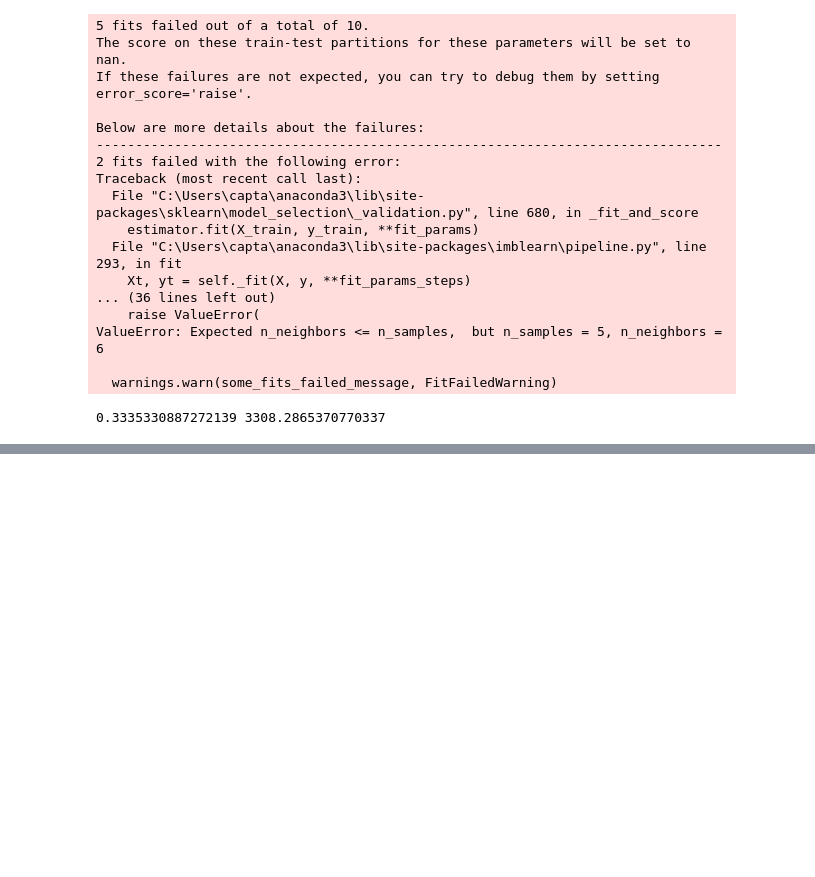
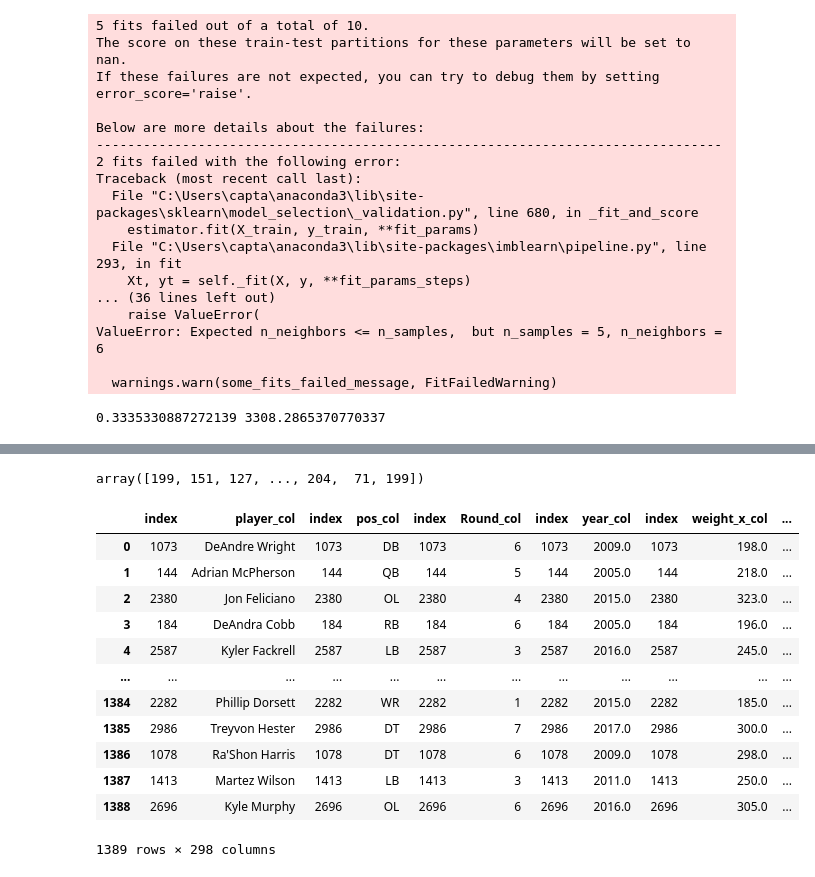
Before and after one commit to jpalgon/Draft_Scouting, a Jupyter notebook: Modeling Regression Alt.ipynb, the cells around one changed output, grey strips where cells are left out. Cells and saved outputs as stored; diff of their text form; code cells hidden in the pictures; blank space fills up the shorter version.

```diff
--- a/Modeling Regression Alt.ipynb
+++ b/Modeling Regression Alt.ipynb
@@ -588,6 +609,7 @@ player_name = X_test.player_col
 player_year = X_test.year_col
 player_round = X_test.Round_col
 player_target = X_test.target_col
+player_pos = X_test.pos_col
 
 X_train.drop(['player_col','year_col','Round_col','target_col'],axis=1,inplace=True)
 X_test.drop(['player_col','year_col','Round_col','target_col'],axis=1,inplace=True)
@@ -613,13 +635,13 @@ pipe = Pipeline([
 
 grid = {
     'sample':[RandomOverSampler(random_state=42),SMOTE(random_state=42)],
-    'grad__n_estimators':[95,97,99],
-    'grad__learning_rate':[.05,.049,.051],
+    'grad__n_estimators':[94],
+    'grad__learning_rate':[.05],
 #     'grad__loss':['absolute_error','squared_error','huber','quantile'],
     'grad__min_samples_split':[2],
     'grad__min_samples_leaf':[1],
     'grad__max_depth':[4],
-    'grad__min_impurity_decrease':[.31,.33,.32]
+    'grad__min_impurity_decrease':[.31]
 }
 
 grad = GridSearchCV(estimator=pipe,
@@ -663,0 +710,22 @@ grad.best_params_
+# %%
+y_test
+# %% [output]
+array([199, 151, 127, ..., 204,  71, 199])
+# %%
+results = pd.concat([player_name.reset_index(),player_pos.reset_index(),player_round.reset_index(),player_year.reset_index(),X_test.reset_index(),pd.Series(y_pred_grad),pd.Series(y_test)],axis=1)
+# %%
+results
+# %% [output]
+|  | index | player_col | index | pos_col | index | Round_col | index | year_col | index | weight_x_col | ... |
+| 0 | 1073 | DeAndre Wright | 1073 | DB | 1073 | 6 | 1073 | 2009.0 | 1073 | 198.0 | ... |
+| 1 | 144 | Adrian McPherson | 144 | QB | 144 | 5 | 144 | 2005.0 | 144 | 218.0 | ... |
+| 2 | 2380 | Jon Feliciano | 2380 | OL | 2380 | 4 | 2380 | 2015.0 | 2380 | 323.0 | ... |
+| 3 | 184 | DeAndra Cobb | 184 | RB | 184 | 6 | 184 | 2005.0 | 184 | 196.0 | ... |
+| 4 | 2587 | Kyler Fackrell | 2587 | LB | 2587 | 3 | 2587 | 2016.0 | 2587 | 245.0 | ... |
+| ... | ... | ... | ... | ... | ... | ... | ... | ... | ... | ... | ... |
+| 1384 | 2282 | Phillip Dorsett | 2282 | WR | 2282 | 1 | 2282 | 2015.0 | 2282 | 185.0 | ... |
+| 1385 | 2986 | Treyvon Hester | 2986 | DT | 2986 | 7 | 2986 | 2017.0 | 2986 | 300.0 | ... |
+| 1386 | 1078 | Ra'Shon Harris | 1078 | DT | 1078 | 6 | 1078 | 2009.0 | 1078 | 298.0 | ... |
+| 1387 | 1413 | Martez Wilson | 1413 | LB | 1413 | 3 | 1413 | 2011.0 | 1413 | 250.0 | ... |
+| 1388 | 2696 | Kyle Murphy | 2696 | OL | 2696 | 6 | 2696 | 2016.0 | 2696 | 305.0 | ... |
+1389 rows × 298 columns
```
Also changed, not shown: parts of 27 cells of this notebook, 1 other file.
